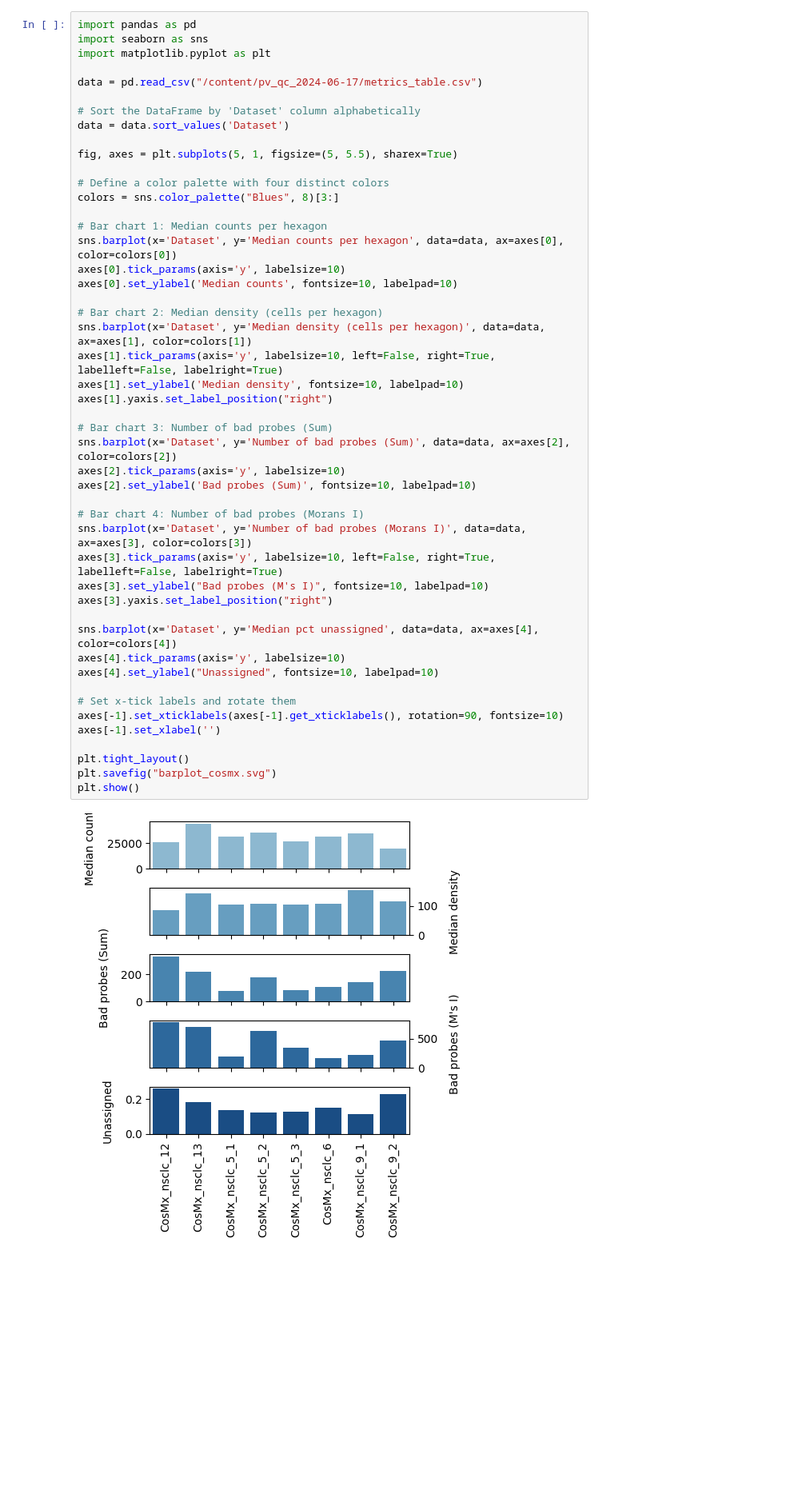
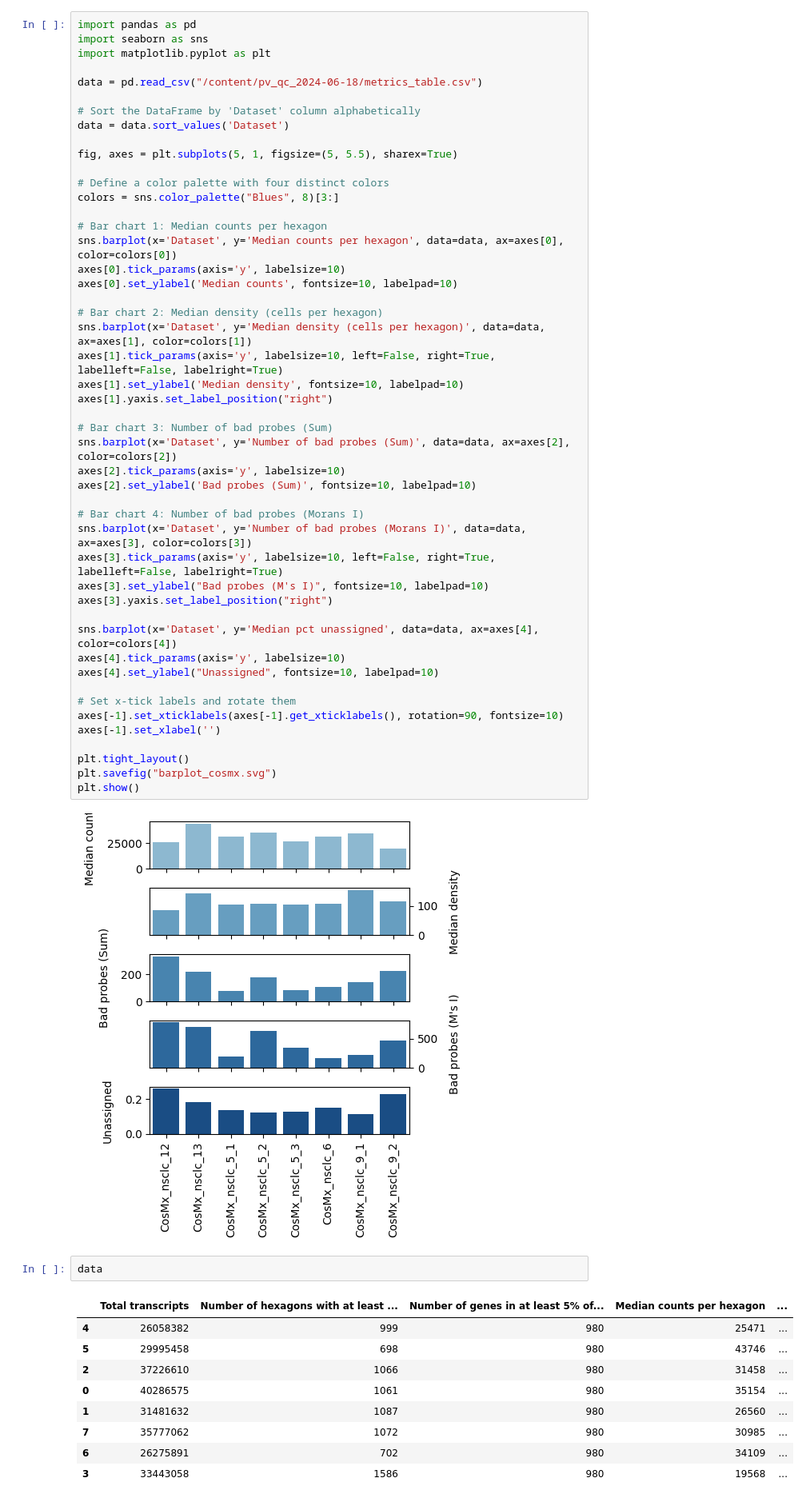
Before and after one commit to BKover99/Pseudovisium, a Jupyter notebook: Paper figures/Fig4A_QC_CosMx_NSCLC.ipynb, the cells around one changed output. Shown at 80% size. Saved outputs shown, nothing was run; the diff lists cells and outputs as text; blank space fills up the shorter version.

```diff
--- a/Paper figures/Fig4A_QC_CosMx_NSCLC.ipynb
+++ b/Paper figures/Fig4A_QC_CosMx_NSCLC.ipynb
@@ -419,7 +420,7 @@ import pandas as pd
 import seaborn as sns
 import matplotlib.pyplot as plt
 
-data = pd.read_csv("/content/pv_qc_2024-06-17/metrics_table.csv")
+data = pd.read_csv("/content/pv_qc_2024-06-18/metrics_table.csv")
 
 # Sort the DataFrame by 'Dataset' column alphabetically
 data = data.sort_values('Dataset')
@@ -464,3 +465,15 @@ plt.savefig("barplot_cosmx.svg")
 plt.show()
 # %% [output]
 [figure]
+# %%
+data
+# %% [output]
+|  | Total transcripts | Number of hexagons with at least ... | Number of genes in at least 5% of... | Median counts per hexagon | ... |
+| 4 | 26058382 | 999 | 980 | 25471 | ... |
+| 5 | 29995458 | 698 | 980 | 43746 | ... |
+| 2 | 37226610 | 1066 | 980 | 31458 | ... |
+| 0 | 40286575 | 1061 | 980 | 35154 | ... |
+| 1 | 31481632 | 1087 | 980 | 26560 | ... |
+| 7 | 35777062 | 1072 | 980 | 30985 | ... |
+| 6 | 26275891 | 702 | 980 | 34109 | ... |
+| 3 | 33443058 | 1586 | 980 | 19568 | ... |
```
Also changed, not shown: parts of 9 cells of this notebook.
